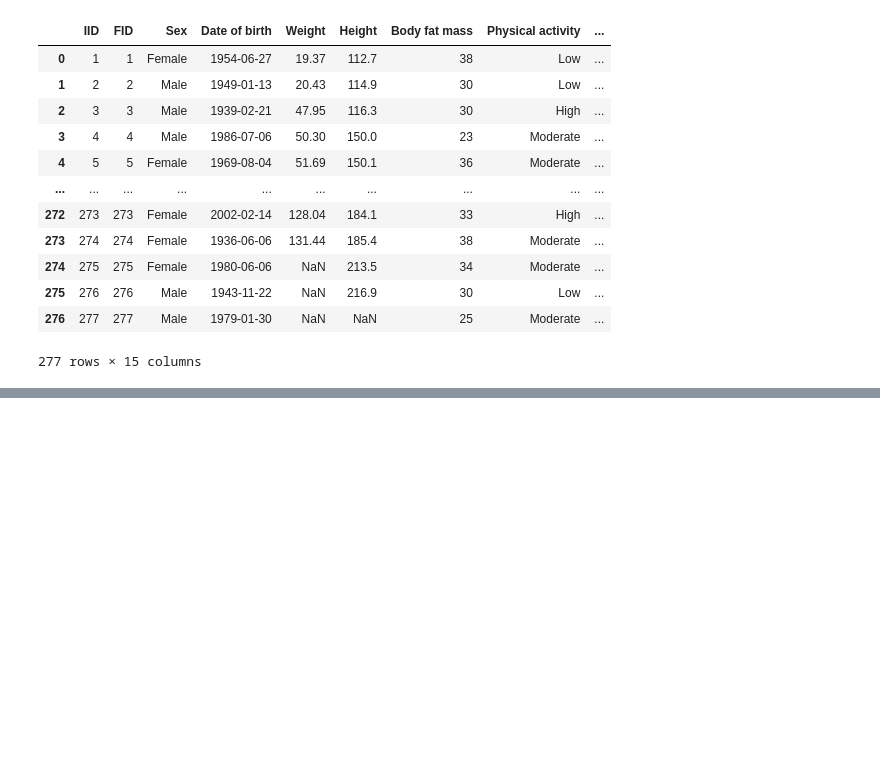
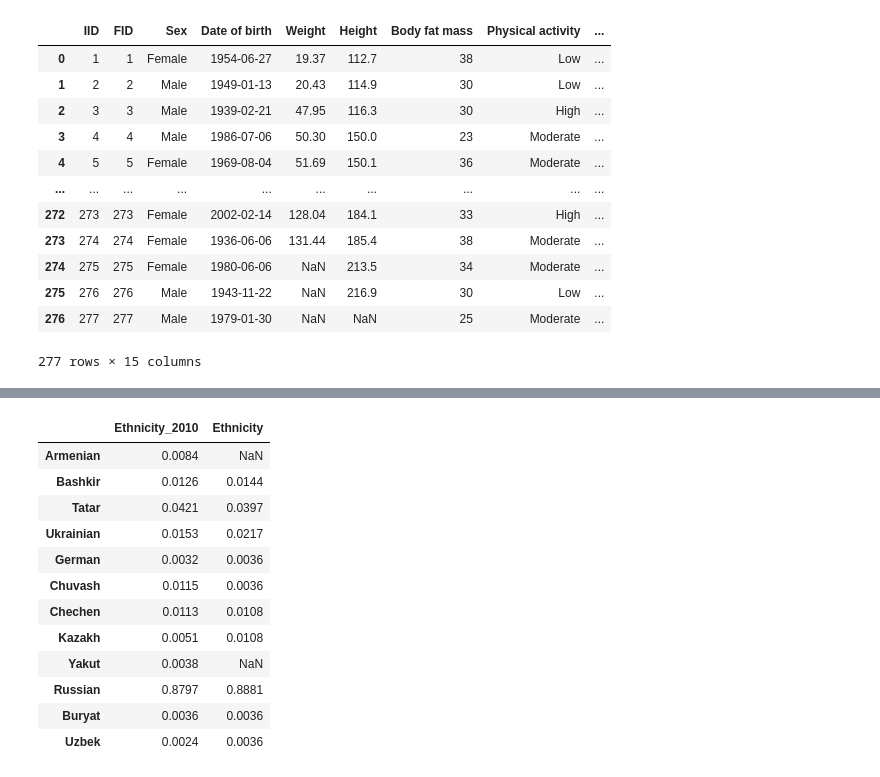
Before and after one commit to wertick01/BiometryPython, a Jupyter notebook: biometry.ipynb, the cells around one changed output, grey strips where cells are left out. Drawn from its saved outputs; the diff is of its cells as text; code cells hidden in the pictures; blank space fills up the shorter version.

```diff
--- a/biometry.ipynb
+++ b/biometry.ipynb
@@ -199,0 +253,18 @@ dnn
+# %%
+a['Ethnicity'] = ((100. * a.Ethnicity) / a.Ethnicity.sum())
+a['Ethnicity'] = round(a['Ethnicity']/100, 4)
+a['Ethnicity_2010'] = a['Ethnicity_2010']/100
+# %% [output]
+|  | Ethnicity_2010 | Ethnicity |
+| Armenian | 0.0084 | NaN |
+| Bashkir | 0.0126 | 0.0144 |
+| Tatar | 0.0421 | 0.0397 |
+| Ukrainian | 0.0153 | 0.0217 |
+| German | 0.0032 | 0.0036 |
+| Chuvash | 0.0115 | 0.0036 |
+| Chechen | 0.0113 | 0.0108 |
+| Kazakh | 0.0051 | 0.0108 |
+| Yakut | 0.0038 | NaN |
+| Russian | 0.8797 | 0.8881 |
+| Buryat | 0.0036 | 0.0036 |
+| Uzbek | 0.0024 | 0.0036 |
```
Also changed, not shown: parts of 8 cells of this notebook, 1 other file.
